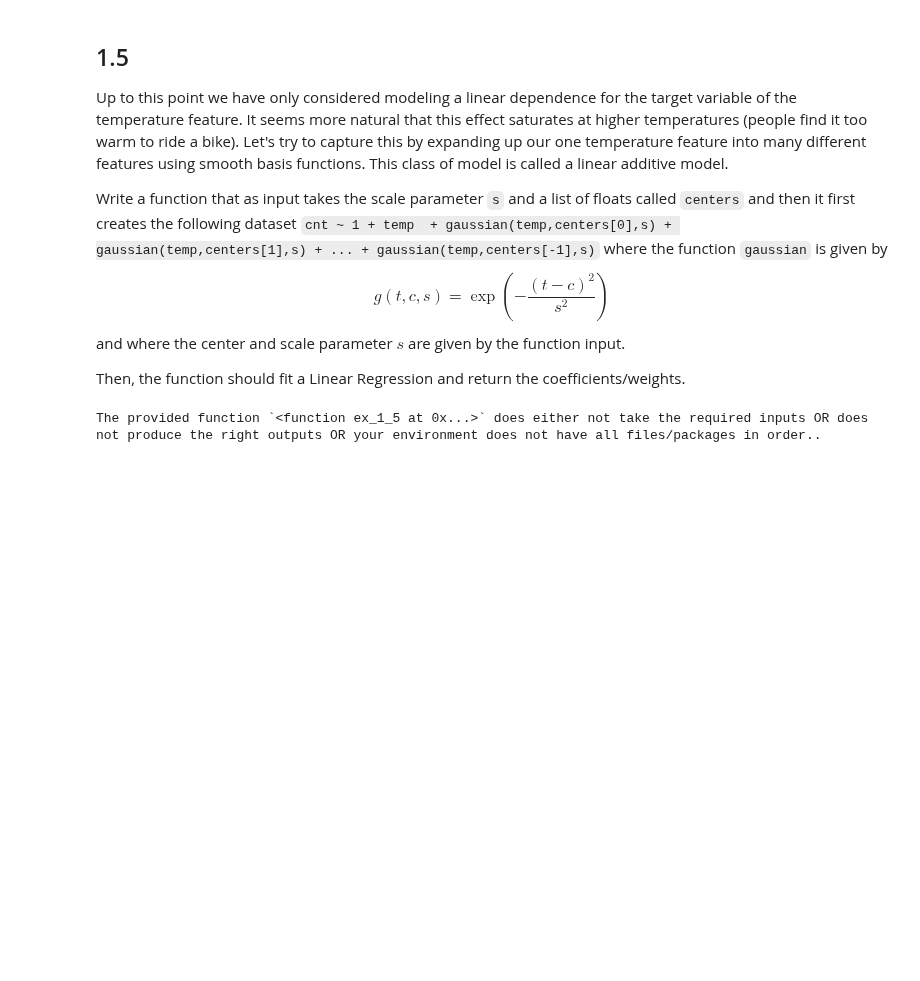
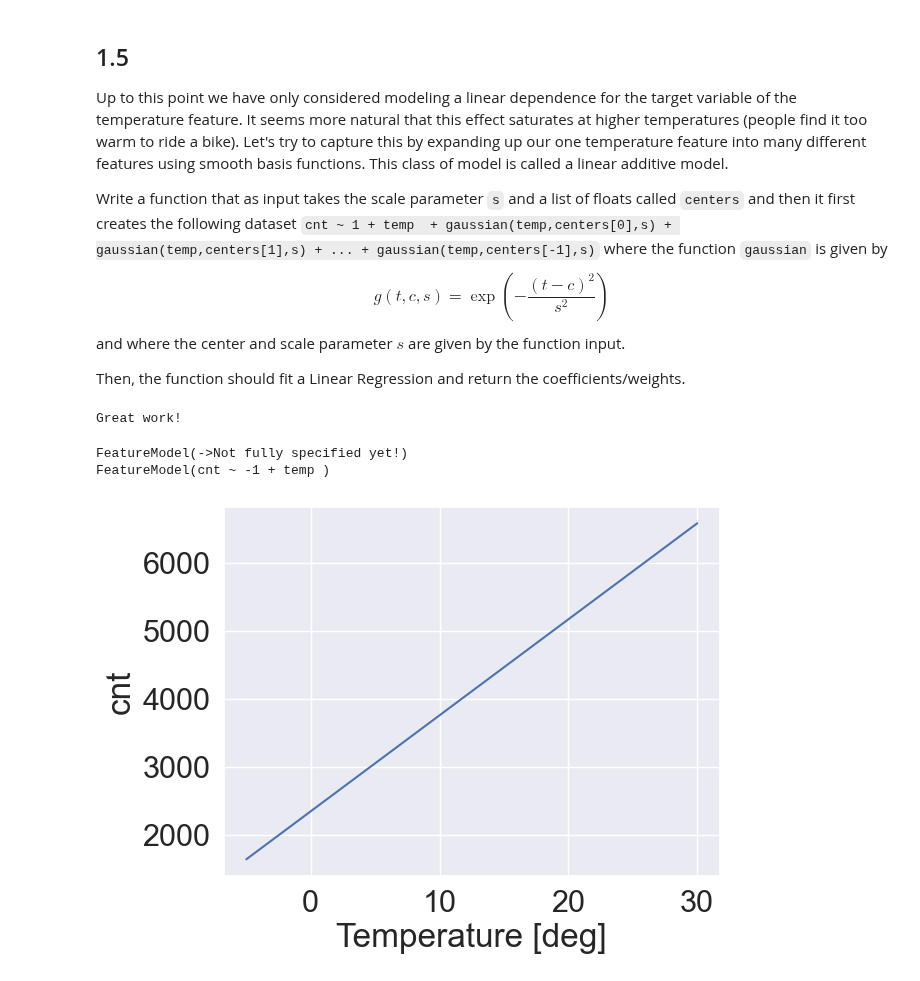
Before and after one commit to sujitdebnath/fau-xml-exercises-ss23, a Jupyter notebook: xml_ce1/ce1.ipynb, the cells around one changed output. Drawn from its saved outputs; the diff is of its cells as text; code cells hidden in the pictures; blank space fills up the shorter version.

```diff
--- a/xml_ce1/ce1.ipynb
+++ b/xml_ce1/ce1.ipynb
@@ -573,18 +570,29 @@ def ex_1_5(centers: list[float], scale: float) -> np.ndarray:
     global gaussian
     def gaussian(temp, center, scale=scale):
         #TODO
-        pass
+        return np.exp(-(((temp-center)**2) / scale**2))
 
     bike_data = FeatureModel("datasets/bike/rented_bikes_day_pre.csv")
     #TODO
+    bike_data.add_target("cnt")
+    bike_data.add_feature("temp")
+    for center in centers:
+        bike_data.add_function_feature(gaussian, "temp", [center])
+
+    bike_data.intercept = True
+    X, y = bike_data.return_Xy()
 
     from sklearn.linear_model import LinearRegression
     model = LinearRegression(fit_intercept=False)
     #TODO
+    model.fit(X, y)
+    coef = model.coef_
+
+    return coef
 # %%
 compare("ex_1_5", ex_1_5)
 # %% [output]
-The provided function `<function ex_1_5 at 0x...>` does either not take the required inputs OR does not produce the right outputs OR your environment does not have all files/packages in order..
+Great work!
 # %%
 def plot_temperature_dependence(coef, centers):
     temps = np.linspace(-5, 30, 100)
@@ -597,9 +605,13 @@ def plot_temperature_dependence(coef, centers):
 # %%
 #TODO
 centers = []
 scale=5
 #TODO: uncomment this
-#plot_temperature_dependence(ex_1_5(centers, scale), centers)
+plot_temperature_dependence(ex_1_5(centers, scale), centers)
+# %% [output]
+FeatureModel(->Not fully specified yet!)
+FeatureModel(cnt ~ -1 + temp )
+[figure, added]
 # %%
 from ce1_compare import scores, grade
 scores
```
Also changed, not shown: parts of 5 cells of this notebook, 1 other file.
